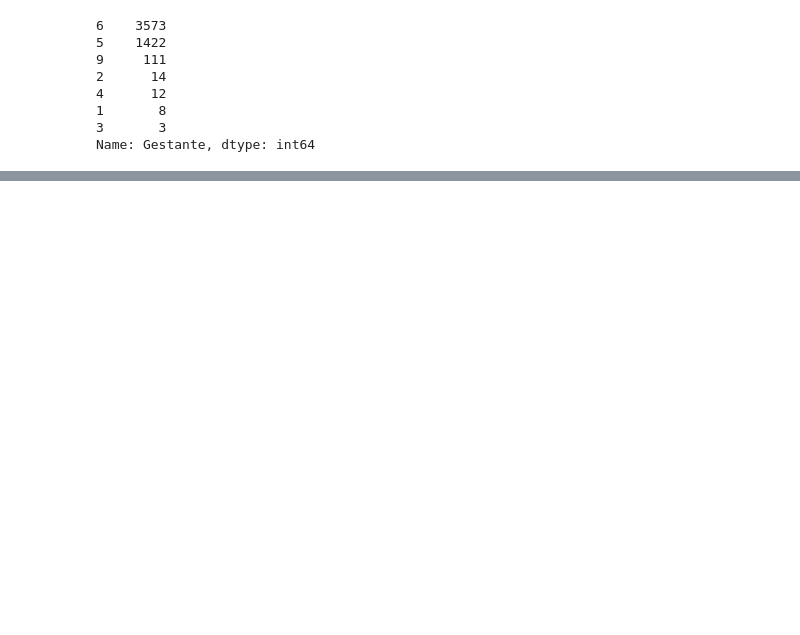
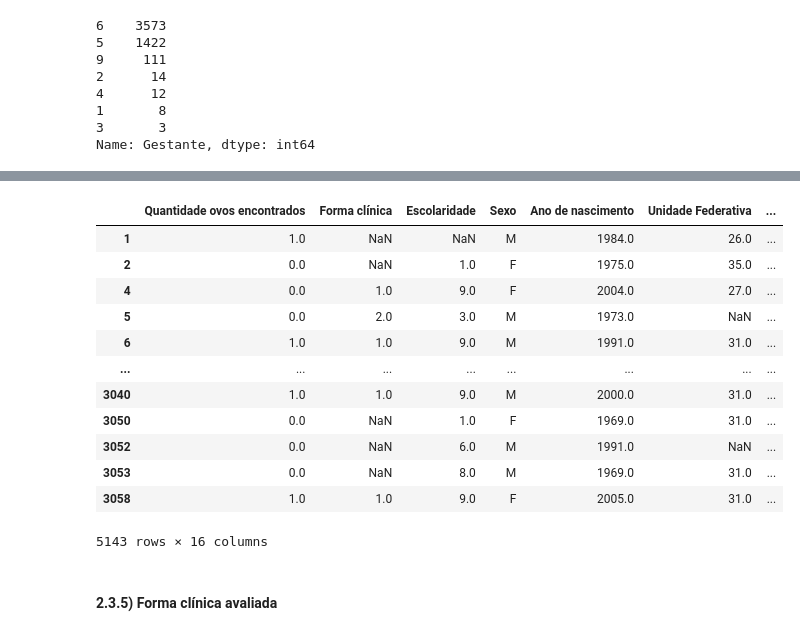
Before and after one commit to lipecorradini/mc853, a Jupyter notebook: pre_processing.ipynb, the cells around one changed output, grey strips where cells are left out. Saved outputs shown, nothing was run; the diff lists cells and outputs as text; code cells hidden in the pictures; blank space fills up the shorter version.

```diff
--- a/pre_processing.ipynb
+++ b/pre_processing.ipynb
@@ -216,0 +343,42 @@ Name: Gestante, dtype: int64
+# %%
+# Substituição dos valores numéricos por rótulos claros
+esq_valid['Tratamento realizado'].replace(
+    {
+        1: "Sim_Praziquantel",
+        2: "Sim_Oxaminiquine",
+        3: "Nao",
+        9: "Ignorado"
+    },
+    inplace=True
+)
+# %%
+# Criar colunas one-hot para cada categoria
+df_onehot = pd.get_dummies(
+    esq_valid['Tratamento realizado'],
+    prefix='Tratamento',
+    dtype=int
+)
+
+# Concatenar com o DataFrame original
+esq_valid = pd.concat([esq_valid, df_onehot], axis=1)
+
+# Remover a coluna original (opcional)
+esq_valid.drop(columns=['Tratamento realizado'], inplace=True)
+# %%
+esq_valid
+# %% [output]
+|  | Quantidade ovos encontrados | Forma clínica | Escolaridade | Sexo | Ano de nascimento | Unidade Federativa | ... |
+| 1 | 1.0 | NaN | NaN | M | 1984.0 | 26.0 | ... |
+| 2 | 0.0 | NaN | 1.0 | F | 1975.0 | 35.0 | ... |
+| 4 | 0.0 | 1.0 | 9.0 | F | 2004.0 | 27.0 | ... |
+| 5 | 0.0 | 2.0 | 3.0 | M | 1973.0 | NaN | ... |
+| 6 | 1.0 | 1.0 | 9.0 | M | 1991.0 | 31.0 | ... |
+| ... | ... | ... | ... | ... | ... | ... | ... |
+| 3040 | 1.0 | 1.0 | 9.0 | M | 2000.0 | 31.0 | ... |
+| 3050 | 0.0 | NaN | 1.0 | F | 1969.0 | 31.0 | ... |
+| 3052 | 0.0 | NaN | 6.0 | M | 1991.0 | NaN | ... |
+| 3053 | 0.0 | NaN | 8.0 | M | 1969.0 | 31.0 | ... |
+| 3058 | 1.0 | 1.0 | 9.0 | F | 2005.0 | 31.0 | ... |
+5143 rows × 16 columns
+# %% [markdown]
+#### 2.3.5) Forma clínica avaliada
```
Also changed, not shown: parts of 45 cells of this notebook.
